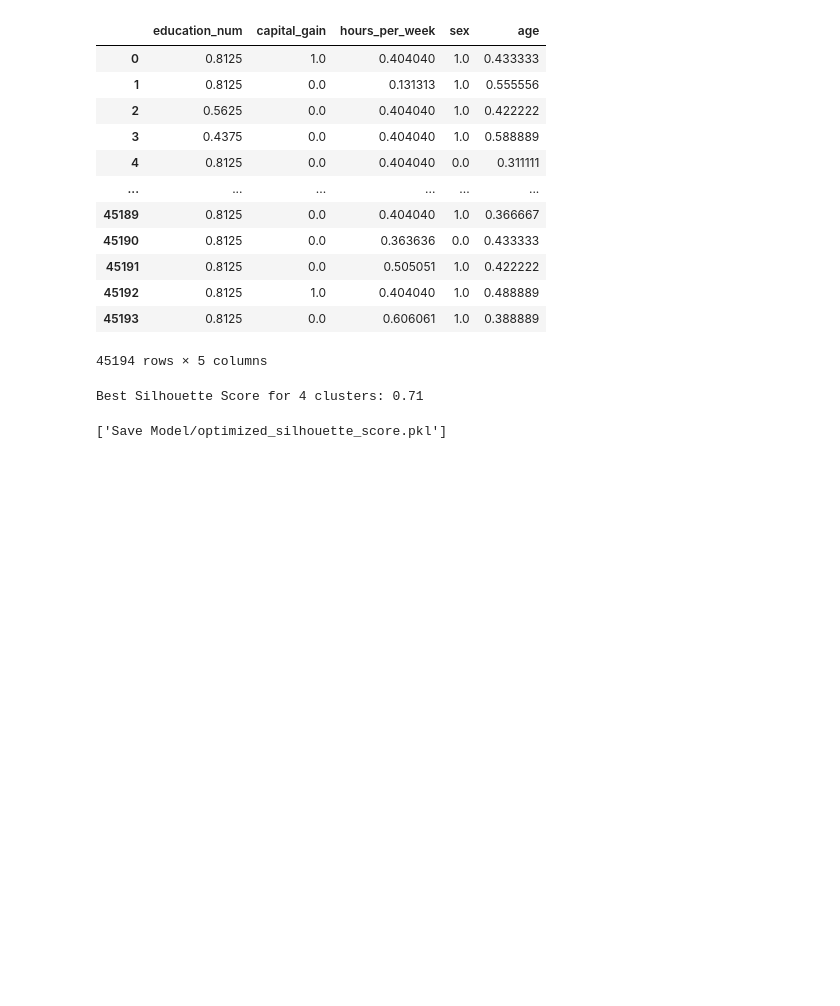
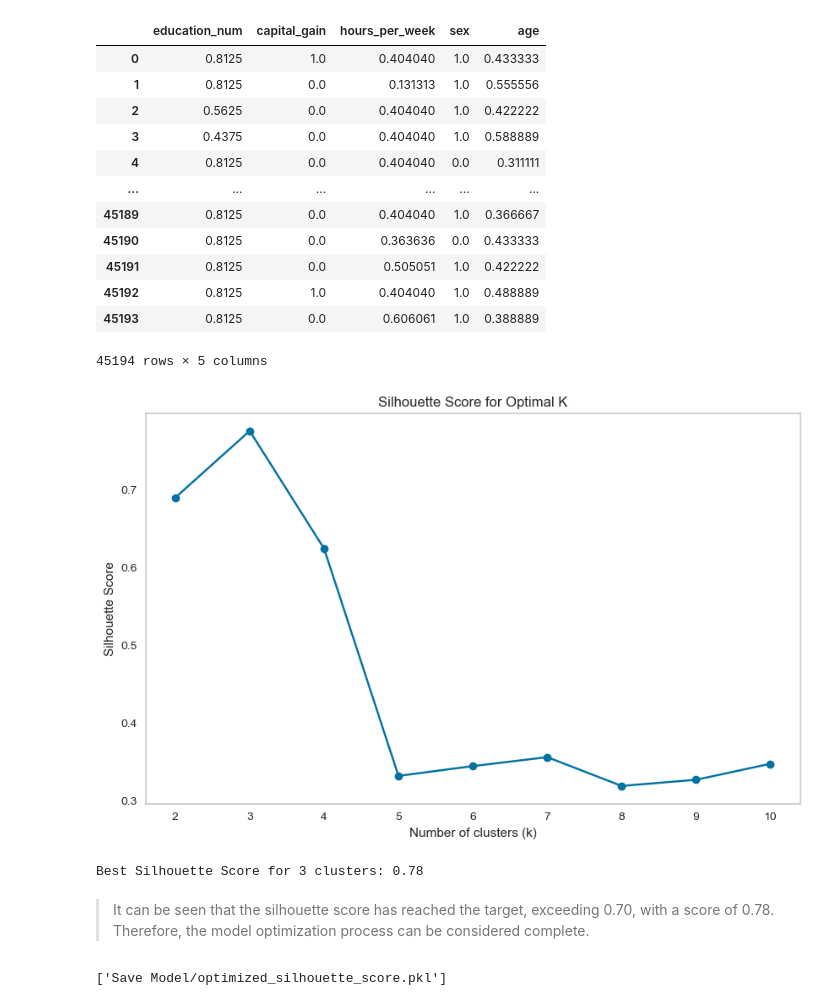
Before and after one commit to Maoelan/adult-income-clustering-classification, a Jupyter notebook: [Clustering] Submission Akhir BMLP_Maulana Muhammad.ipynb, the cells around one changed output. Drawn from its saved outputs; the diff is of its cells as text; code cells hidden in the pictures; blank space fills up the shorter version.

Commit message:
[add]: document model optimization steps

```diff
--- a/[Clustering] Submission Akhir BMLP_Maulana Muhammad.ipynb
+++ b/[Clustering] Submission Akhir BMLP_Maulana Muhammad.ipynb
@@ -956,28 +956,32 @@ new_df
 45194 rows × 5 columns
 # %%
 silhouette_scores = []
-max_clusters = 20
+max_clusters = 10
 
 for i in range(2, max_clusters + 1):
     kmeans = KMeans(n_clusters=i, random_state=42)
     cluster_labels = kmeans.fit_predict(new_df)
     silhouette_avg = silhouette_score(new_df, cluster_labels)
     silhouette_scores.append(silhouette_avg)
 
 plt.figure(figsize=(10, 6))
 plt.plot(range(2, max_clusters + 1), silhouette_scores, marker="o")
 plt.title("Silhouette Score for Optimal K")
 plt.xlabel("Number of clusters (k)")
 plt.ylabel("Silhouette Score")
 plt.grid()
 plt.xticks(np.arange(2, max_clusters + 1, 1))
 plt.show()
+# %% [output]
+[figure, added]
 # %%
 best_score = max(silhouette_scores)
 best_k = silhouette_scores.index(best_score) + 2
 print(f'Best Silhouette Score for {best_k} clusters: {best_score:.2f}')
 # %% [output]
-Best Silhouette Score for 4 clusters: 0.71
+Best Silhouette Score for 3 clusters: 0.78
+# %% [markdown]
+> It can be seen that the silhouette score has reached the target, exceeding 0.70, with a score of 0.78. Therefore, the model optimization process can be considered complete.
 # %%
 kmeans_best = KMeans(n_clusters=best_k, random_state=42)
 new_df['cluster'] = kmeans_best.fit_predict(new_df)
```
